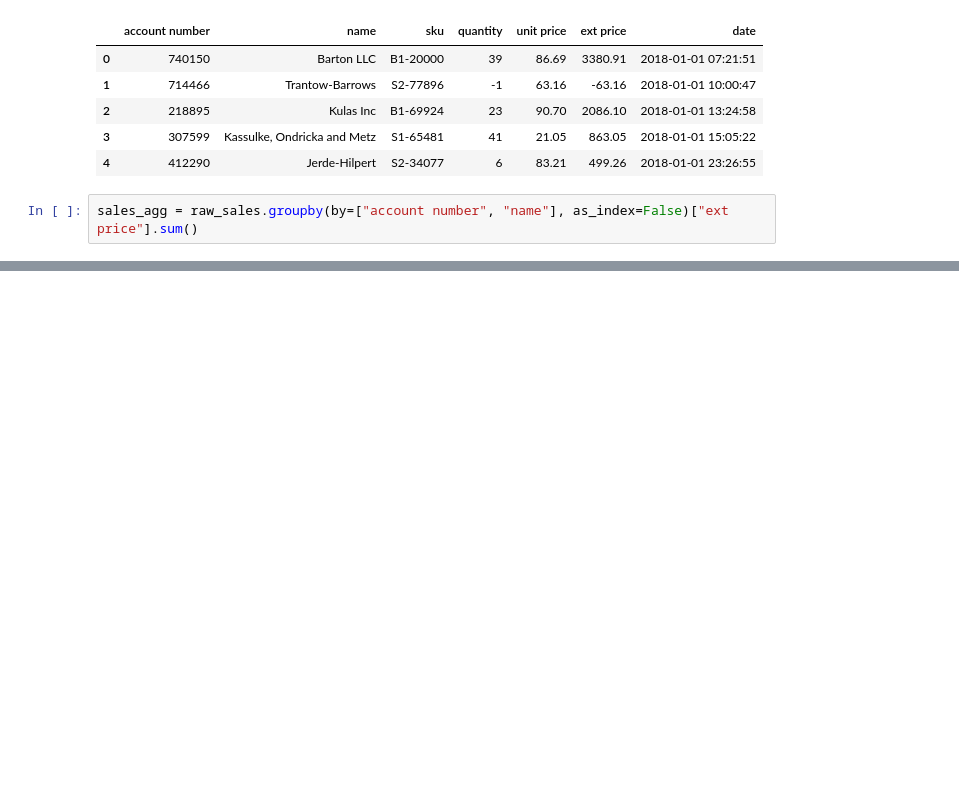
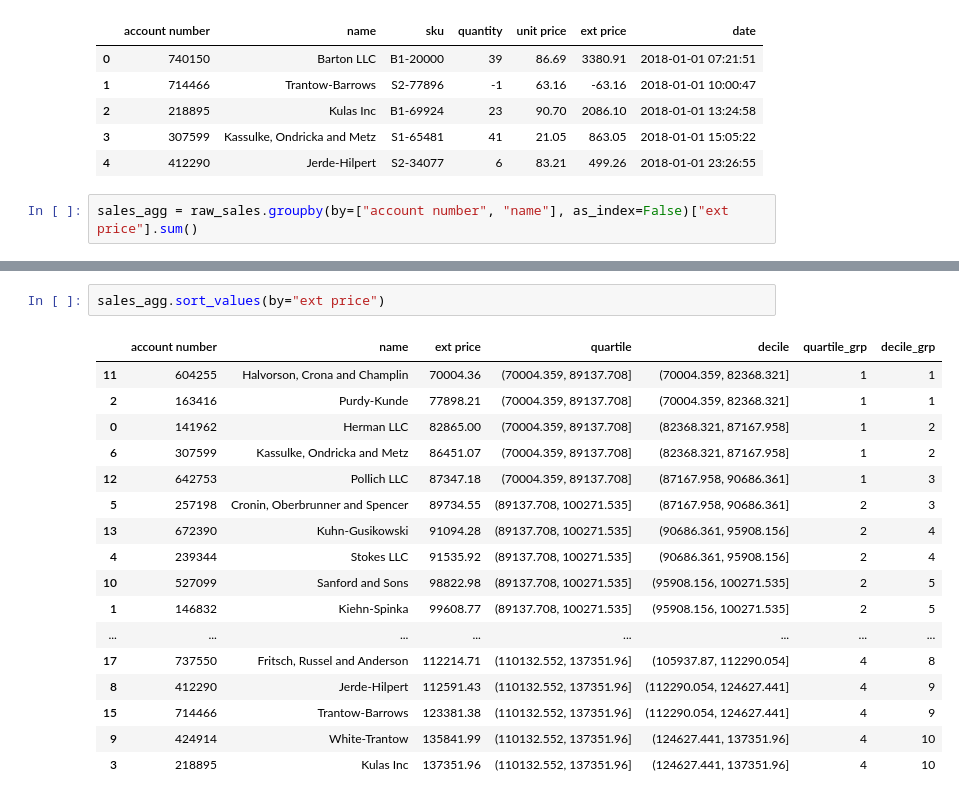
Before and after one commit to MeetPatel89/sales_analysis, a Jupyter notebook: notebook.ipynb, the cells around one changed output, grey strips where cells are left out. Saved outputs shown, nothing was run; the diff lists cells and outputs as text; blank space fills up the shorter version.

```diff
--- a/notebook.ipynb
+++ b/notebook.ipynb
@@ -76,0 +115,20 @@ get_bins(sales_agg, "ext price", 10)
+# %%
+sales_agg.sort_values(by="ext price")
+# %% [output]
+|  | account number | name | ext price | quartile | decile | quartile_grp | decile_grp |
+| 11 | 604255 | Halvorson, Crona and Champlin | 70004.36 | (70004.359, 89137.708] | (70004.359, 82368.321] | 1 | 1 |
+| 2 | 163416 | Purdy-Kunde | 77898.21 | (70004.359, 89137.708] | (70004.359, 82368.321] | 1 | 1 |
+| 0 | 141962 | Herman LLC | 82865.00 | (70004.359, 89137.708] | (82368.321, 87167.958] | 1 | 2 |
+| 6 | 307599 | Kassulke, Ondricka and Metz | 86451.07 | (70004.359, 89137.708] | (82368.321, 87167.958] | 1 | 2 |
+| 12 | 642753 | Pollich LLC | 87347.18 | (70004.359, 89137.708] | (87167.958, 90686.361] | 1 | 3 |
+| 5 | 257198 | Cronin, Oberbrunner and Spencer | 89734.55 | (89137.708, 100271.535] | (87167.958, 90686.361] | 2 | 3 |
+| 13 | 672390 | Kuhn-Gusikowski | 91094.28 | (89137.708, 100271.535] | (90686.361, 95908.156] | 2 | 4 |
+| 4 | 239344 | Stokes LLC | 91535.92 | (89137.708, 100271.535] | (90686.361, 95908.156] | 2 | 4 |
+| 10 | 527099 | Sanford and Sons | 98822.98 | (89137.708, 100271.535] | (95908.156, 100271.535] | 2 | 5 |
+| 1 | 146832 | Kiehn-Spinka | 99608.77 | (89137.708, 100271.535] | (95908.156, 100271.535] | 2 | 5 |
+| ... | ... | ... | ... | ... | ... | ... | ... |
+| 17 | 737550 | Fritsch, Russel and Anderson | 112214.71 | (110132.552, 137351.96] | (105937.87, 112290.054] | 4 | 8 |
+| 8 | 412290 | Jerde-Hilpert | 112591.43 | (110132.552, 137351.96] | (112290.054, 124627.441] | 4 | 9 |
+| 15 | 714466 | Trantow-Barrows | 123381.38 | (110132.552, 137351.96] | (112290.054, 124627.441] | 4 | 9 |
+| 9 | 424914 | White-Trantow | 135841.99 | (110132.552, 137351.96] | (124627.441, 137351.96] | 4 | 10 |
+| 3 | 218895 | Kulas Inc | 137351.96 | (110132.552, 137351.96] | (124627.441, 137351.96] | 4 | 10 |
```
Also changed, not shown: parts of 13 cells of this notebook.
